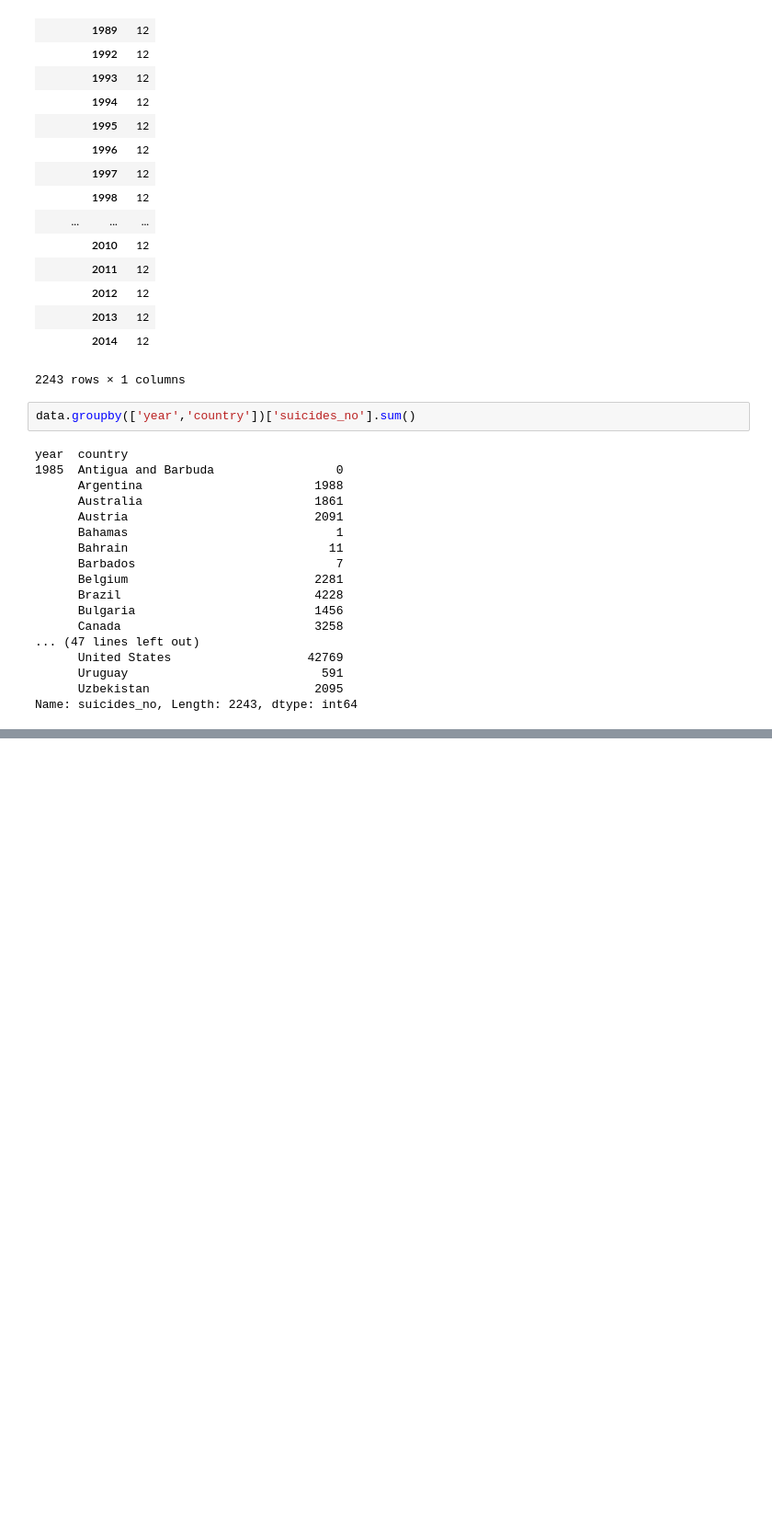
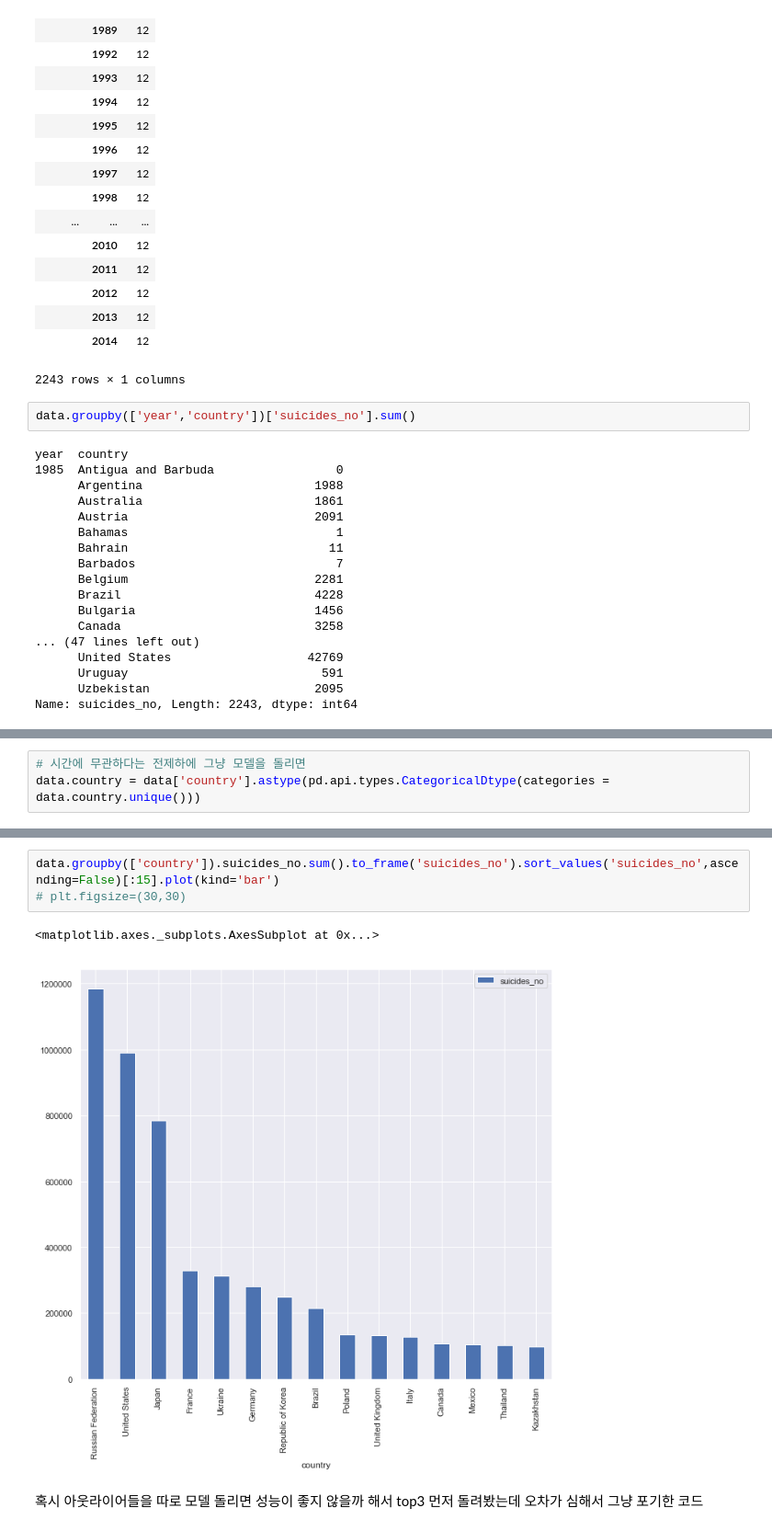
Before and after one commit to inspirit941/BOAZ_Session, a Jupyter notebook: 190219_mini_project/mini_project.ipynb, the cells around one changed output, grey strips where cells are left out. Shown: that part at 92% size. Saved outputs shown, nothing was run; the diff lists cells and outputs as text; blank space fills up the shorter version.

```diff
--- a/190219_mini_project/mini_project.ipynb
+++ b/190219_mini_project/mini_project.ipynb
@@ -394,0 +494,3 @@ Name: suicides_no, Length: 2243, dtype: int64
+# %%
+# 시간에 무관하다는 전제하에 그냥 모델을 돌리면
+data.country = data['country'].astype(pd.api.types.CategoricalDtype(categories = data.country.unique()))
@@ -394,0 +590,8 @@ Name: suicides_no, Length: 2243, dtype: int64
+# %%
+data.groupby(['country']).suicides_no.sum().to_frame('suicides_no').sort_values('suicides_no',ascending=False)[:15].plot(kind='bar')
+# plt.figsize=(30,30)
+# %% [output]
+<matplotlib.axes._subplots.AxesSubplot at 0x...>
+[figure, added]
+# %% [markdown]
+혹시 아웃라이어들을 따로 모델 돌리면 성능이 좋지 않을까 해서 top3 먼저 돌려봤는데 오차가 심해서 그냥 포기한 코드
```
Also changed, not shown: parts of 58 cells of this notebook, 3 other files.
